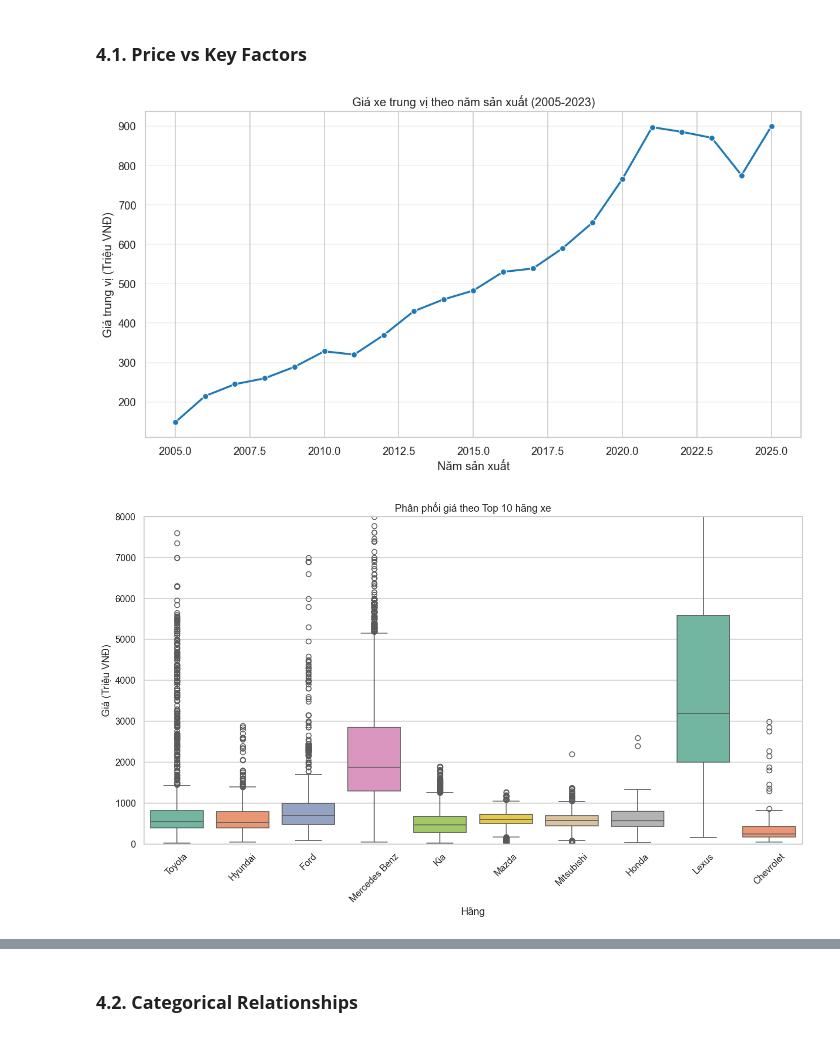
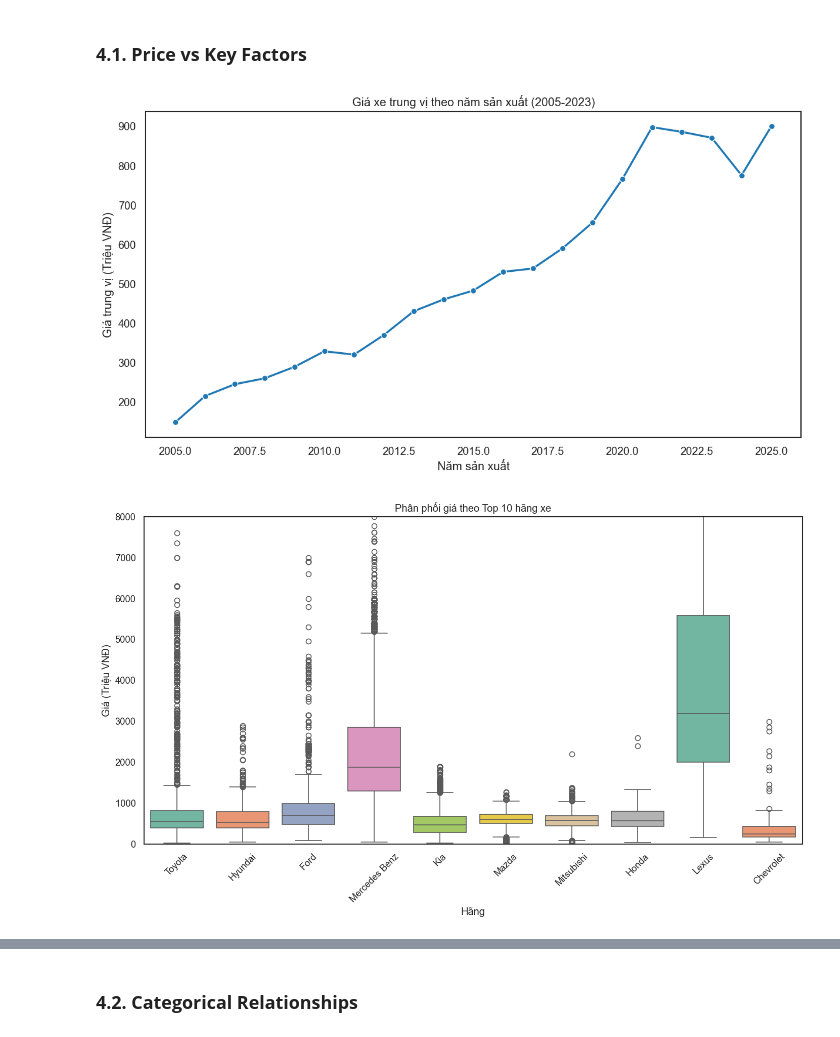
Before and after one commit to HuynhDucThinh/dv_final, a Jupyter notebook: notebook/03_eda.ipynb, the cells around one changed output, grey strips where cells are left out. Drawn from its saved outputs; the diff is of its cells as text; code cells hidden in the pictures.

```diff
--- a/notebook/03_eda.ipynb
+++ b/notebook/03_eda.ipynb
@@ -43,8 +43,9 @@ plt.rcParams.update({
     'font.family'      : 'DejaVu Sans',
     'axes.titlesize'   : 14,
     'axes.labelsize'   : 11,
+    'axes.grid'        : False,
 })
-sns.set_theme(style='whitegrid')
+sns.set_theme(style='white')
 
 # Define global visualization constants
 PRIMARY_COLOR = '#1f77b4'
@@ -54,5 +55,5 @@ MUTED_COLOR = '#7f7f7f'
 # Directory path configuration
 PROCESSED_DIR = Path('../data/processed')
 
-print('System environment initialized successfully.')
+print('Môi trường hệ thống đã được khởi tạo thành công.')
 # %% [output]
@@ -255,31 +265,31 @@ plt.show()
 # %%
 # 1. Price vs Manufacture Year (Depreciation Trend)
 plt.figure(figsize=(12, 6))
 # Calculate median price per year for a smoother trend line
 median_price_per_year = df.groupby('Năm sản xuất')['Giá (triệu VND)'].median().reset_index()
 # Filter years >= 2005 for a clearer trend
 filtered_median = median_price_per_year[median_price_per_year['Năm sản xuất'] >= 2005]
 
 sns.lineplot(data=filtered_median, x='Năm sản xuất', y='Giá (triệu VND)', marker='o', linewidth=2, color=PRIMARY_COLOR)
 plt.title('Giá xe trung vị theo năm sản xuất (2005-2023)')
 plt.xlabel('Năm sản xuất')
 plt.ylabel('Giá trung vị (Triệu VNĐ)')
-plt.grid(axis='y', alpha=0.3)
+plt.grid(False)
 plt.show()
 
 # 2. Price Distribution by Top 10 Brands
 plt.figure(figsize=(14, 7))
 top_10_brands = df['Hãng'].value_counts().head(10).index
 df_top_10 = df[df['Hãng'].isin(top_10_brands)]
 
 sns.boxplot(data=df_top_10, x='Hãng', y='Giá (triệu VND)', order=top_10_brands, palette='Set2')
 plt.title('Phân phối giá theo Top 10 hãng xe')
 plt.ylabel('Giá (Triệu VNĐ)')
 plt.ylim(0, 8000) # Cap at 8B for better visualization of boxes
 plt.xticks(rotation=45)
 plt.show()
 # %% [output]
-[figure, old version]
+[figure, new version]
-[figure, old version]
+[figure, new version]
 # %% [markdown]
 **Nhận xét:**
```
Also changed, not shown: parts of 7 cells of this notebook.
